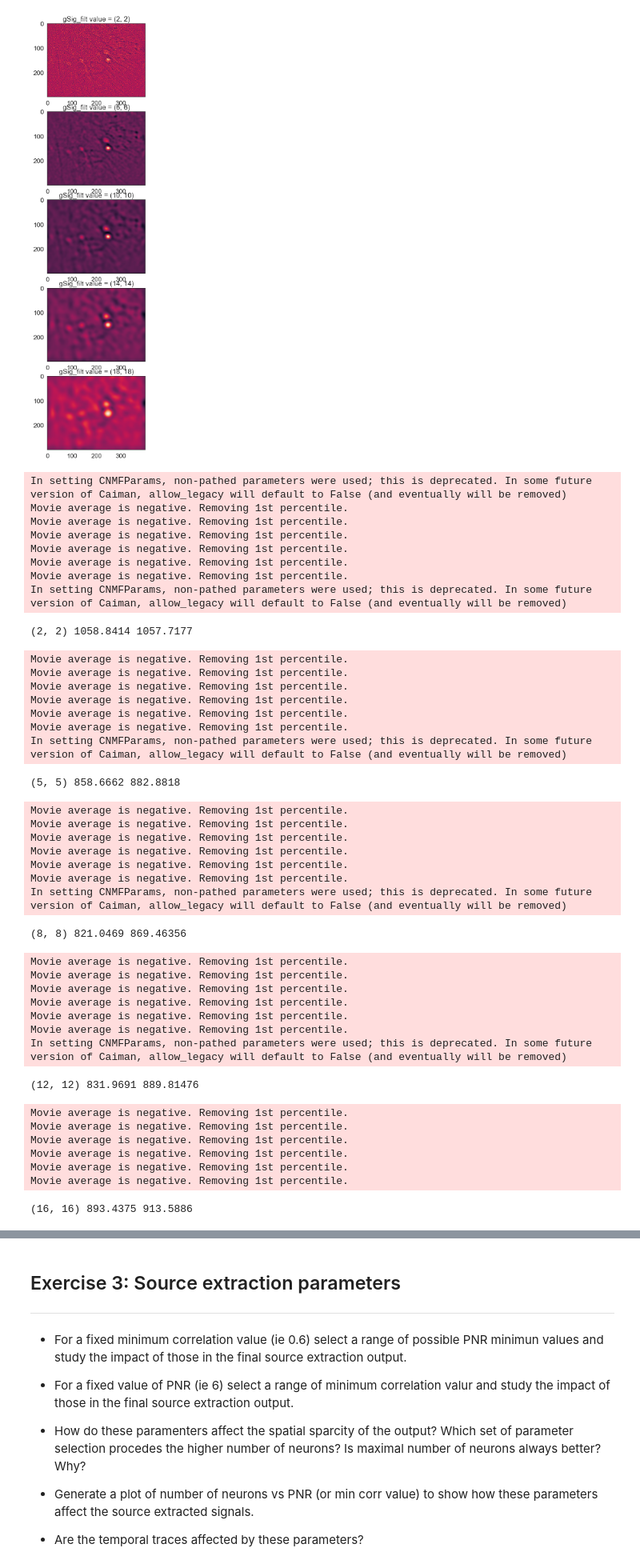
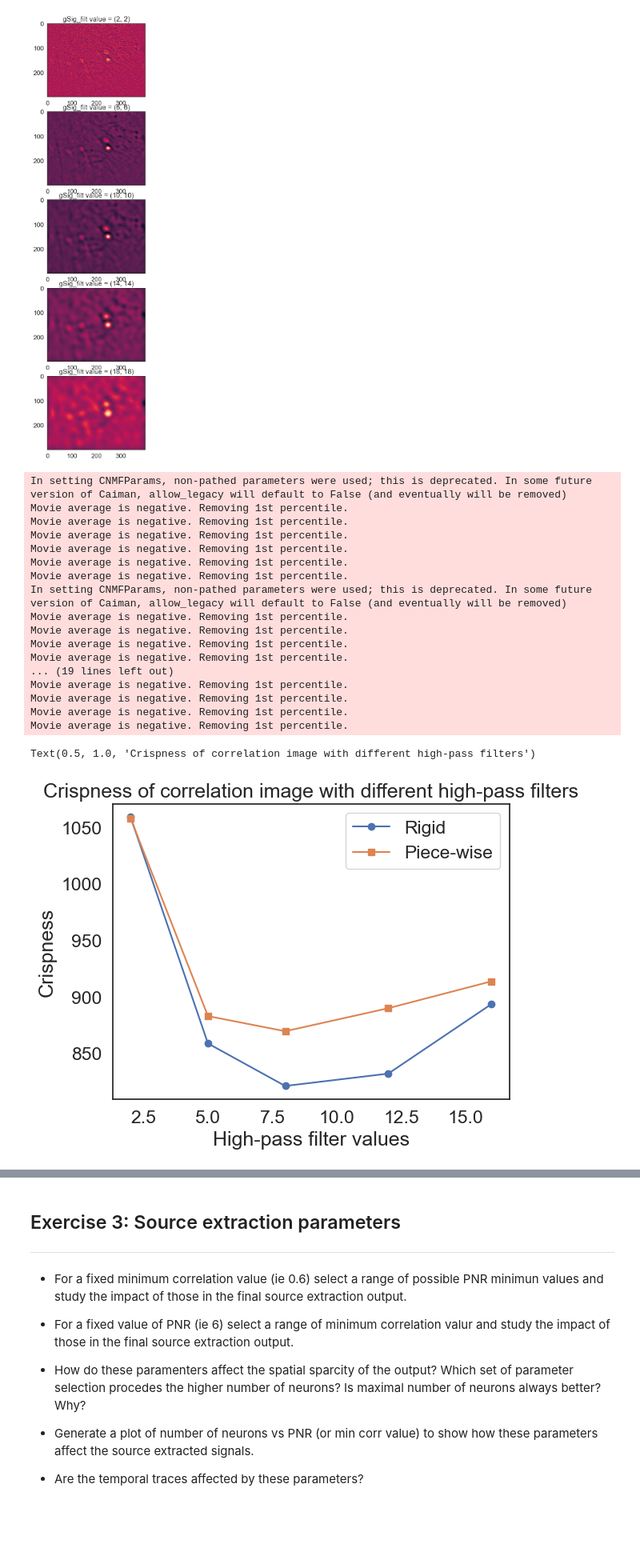
Before and after one commit to lbroekema/neuro-analysis, a Jupyter notebook: exercises_CALCIUM.ipynb, the cells around one changed output, grey strips where cells are left out. Shown at 80% size. Cells and saved outputs as stored; diff of their text form; code cells hidden in the pictures; blank space fills up the shorter version.

```diff
--- a/exercises_CALCIUM.ipynb
+++ b/exercises_CALCIUM.ipynb
@@ -211,62 +211,58 @@ for gsig in gsig_vals:
         final_size[0],
         final_size[1],
         False,
         winsize=100,
         play_flow=False,
         resize_fact_flow=0.1
     )
 
 
     tmpl_pw, correlations_pw, flows_pw, norms_pw, crisp_pw = cm.motion_correction.compute_metrics_motion_correction(
         mc.fname_tot_els[0],
         final_size[0],
         final_size[1],
         False,
         winsize=100,
         play_flow=False,
         resize_fact_flow=0.1
     )
 
     crispness_rigid.append(crisp_rig)
     crispness_pw.append(crisp_pw)
+
+    #plotting the crispness values against the values used in the highpass filter
+filt_vals = [g[0] for g in gsig_vals]
+
+plt.plot(filt_vals, crispness_rigid, marker = 'o')
+
+plt.plot(filt_vals, crispness_pw, marker = 's')
+
+plt.legend(["Rigid", "Piece-wise"])
+
+plt.xlabel("High-pass filter values")
+plt.ylabel("Crispness")
+plt.title("Crispness of correlation image with different high-pass filters")
+
+# first the crispness becomes lower because the noise is filtered out, then it increases
+# again because structures are distorted and artefacts can increase which could lead
+# to the increase in crispess seen again
 # %% [output]
 In setting CNMFParams, non-pathed parameters were used; this is deprecated. In some future version of Caiman, allow_legacy will default to False (and eventually will be removed)
 Movie average is negative. Removing 1st percentile.
 Movie average is negative. Removing 1st percentile.
 Movie average is negative. Removing 1st percentile.
 Movie average is negative. Removing 1st percentile.
 Movie average is negative. Removing 1st percentile.
 Movie average is negative. Removing 1st percentile.
 In setting CNMFParams, non-pathed parameters were used; this is deprecated. In some future version of Caiman, allow_legacy will default to False (and eventually will be removed)
+Movie average is negative. Removing 1st percentile.
+Movie average is negative. Removing 1st percentile.
+Movie average is negative. Removing 1st percentile.
+Movie average is negative. Removing 1st percentile.
+... (19 lines left out)
+Movie average is negative. Removing 1st percentile.
+Movie average is negative. Removing 1st percentile.
+Movie average is negative. Removing 1st percentile.
+Movie average is negative. Removing 1st percentile.
-(2, 2) 1058.8414 1057.7177
+Text(0.5, 1.0, 'Crispness of correlation image with different high-pass filters')
-Movie average is negative. Removing 1st percentile.
-Movie average is negative. Removing 1st percentile.
-Movie average is negative. Removing 1st percentile.
-Movie average is negative. Removing 1st percentile.
-Movie average is negative. Removing 1st percentile.
-Movie average is negative. Removing 1st percentile.
-In setting CNMFParams, non-pathed parameters were used; this is deprecated. In some future version of Caiman, allow_legacy will default to False (and eventually will be removed)
-(5, 5) 858.6662 882.8818
-Movie average is negative. Removing 1st percentile.
-Movie average is negative. Removing 1st percentile.
-Movie average is negative. Removing 1st percentile.
-Movie average is negative. Removing 1st percentile.
-Movie average is negative. Removing 1st percentile.
-Movie average is negative. Removing 1st percentile.
-In setting CNMFParams, non-pathed parameters were used; this is deprecated. In some future version of Caiman, allow_legacy will default to False (and eventually will be removed)
-(8, 8) 821.0469 869.46356
-Movie average is negative. Removing 1st percentile.
-Movie average is negative. Removing 1st percentile.
-Movie average is negative. Removing 1st percentile.
-Movie average is negative. Removing 1st percentile.
-Movie average is negative. Removing 1st percentile.
-Movie average is negative. Removing 1st percentile.
-In setting CNMFParams, non-pathed parameters were used; this is deprecated. In some future version of Caiman, allow_legacy will default to False (and eventually will be removed)
-(12, 12) 831.9691 889.81476
-Movie average is negative. Removing 1st percentile.
-Movie average is negative. Removing 1st percentile.
-Movie average is negative. Removing 1st percentile.
-Movie average is negative. Removing 1st percentile.
-Movie average is negative. Removing 1st percentile.
-Movie average is negative. Removing 1st percentile.
-(16, 16) 893.4375 913.5886
+[figure, added]
```
Also changed, not shown: parts of 6 cells of this notebook.
